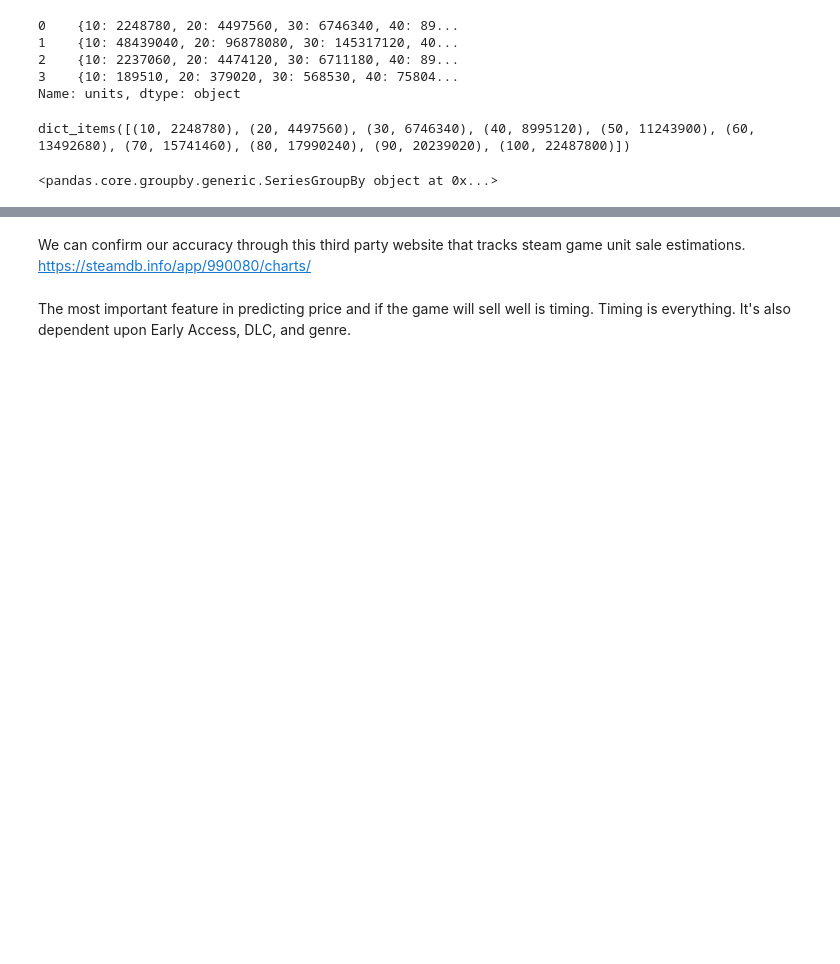
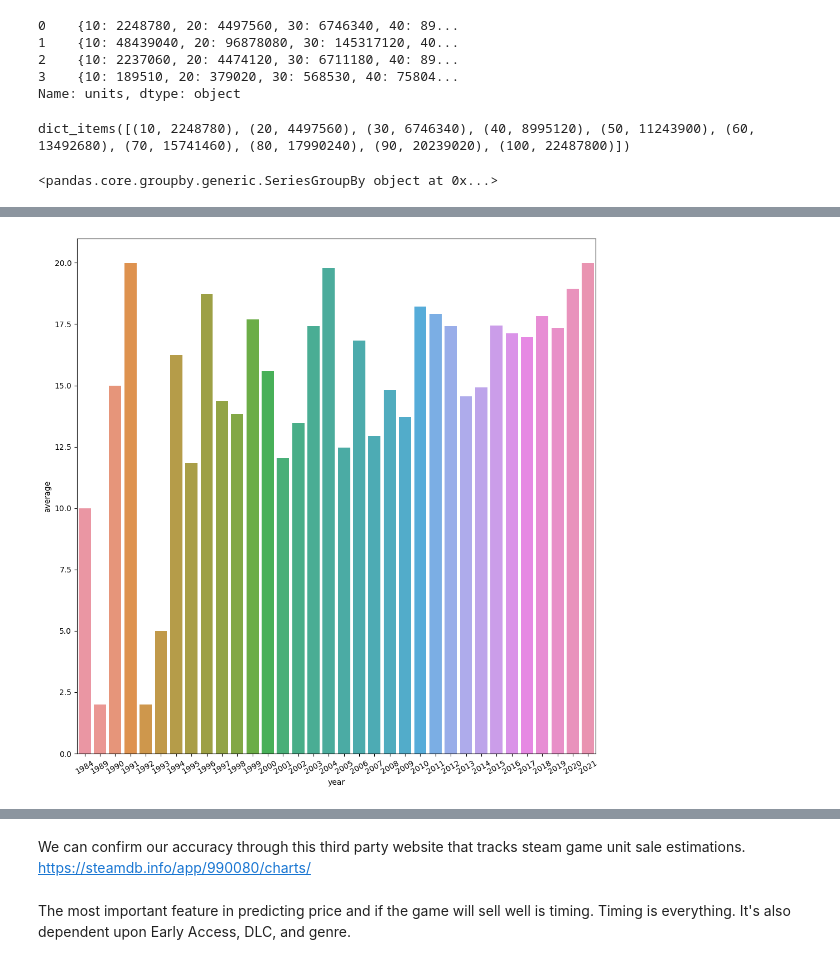
Before and after one commit to hypothetical-lemon/COMP4448, a Jupyter notebook: final_project.ipynb, the cells around one changed output, grey strips where cells are left out. Saved outputs shown, nothing was run; the diff lists cells and outputs as text; code cells hidden in the pictures; blank space fills up the shorter version.

```diff
--- a/final_project.ipynb
+++ b/final_project.ipynb
@@ -406,0 +424,3 @@ sns.boxplot(data=clean_df, x=year_group);
+# %%
+year_group = clean_df.groupby(clean_df.date.dt.year).mean()
+year_group.head(4)
@@ -406,0 +434,7 @@ sns.boxplot(data=clean_df, x=year_group);
+# %%
+sns.barplot(x=year_group.index, y=year_group['price'])
+ax.set_xlabel('year')
+ax.set_ylabel('average price')
+plt.xticks(rotation=30, ha='center');
+# %% [output]
+[figure, added]
```
Also changed, not shown: parts of 10 cells of this notebook.
